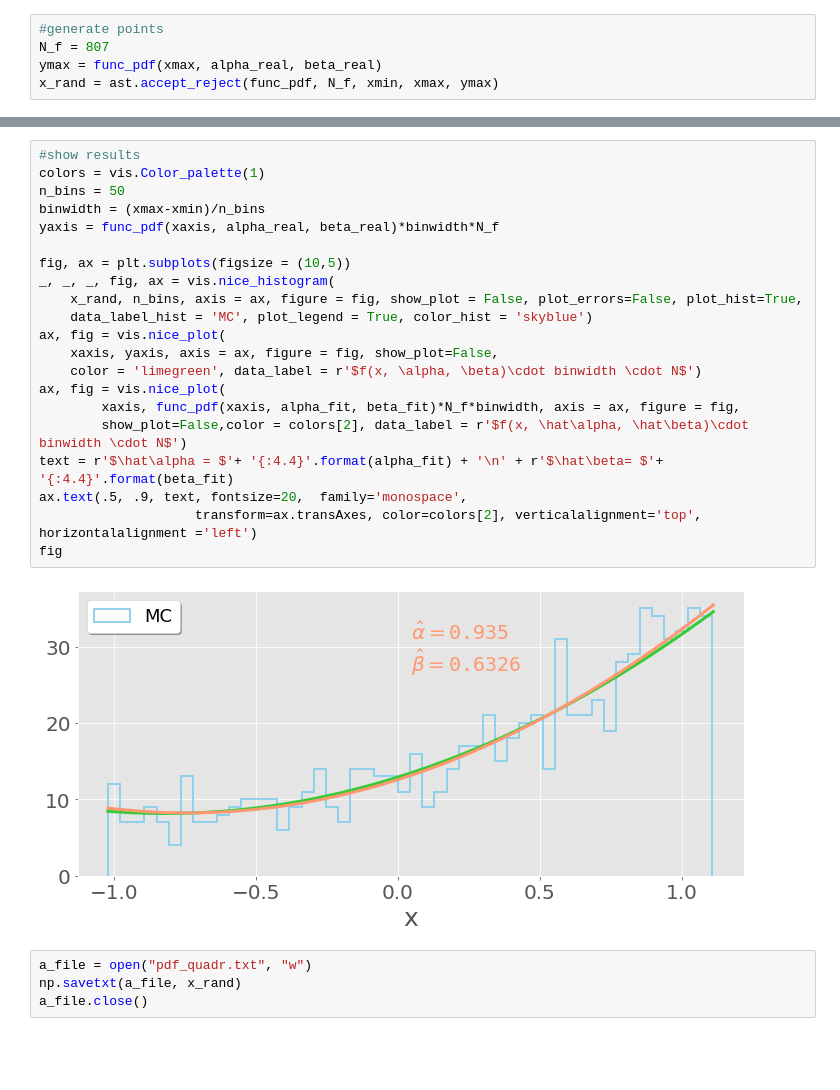
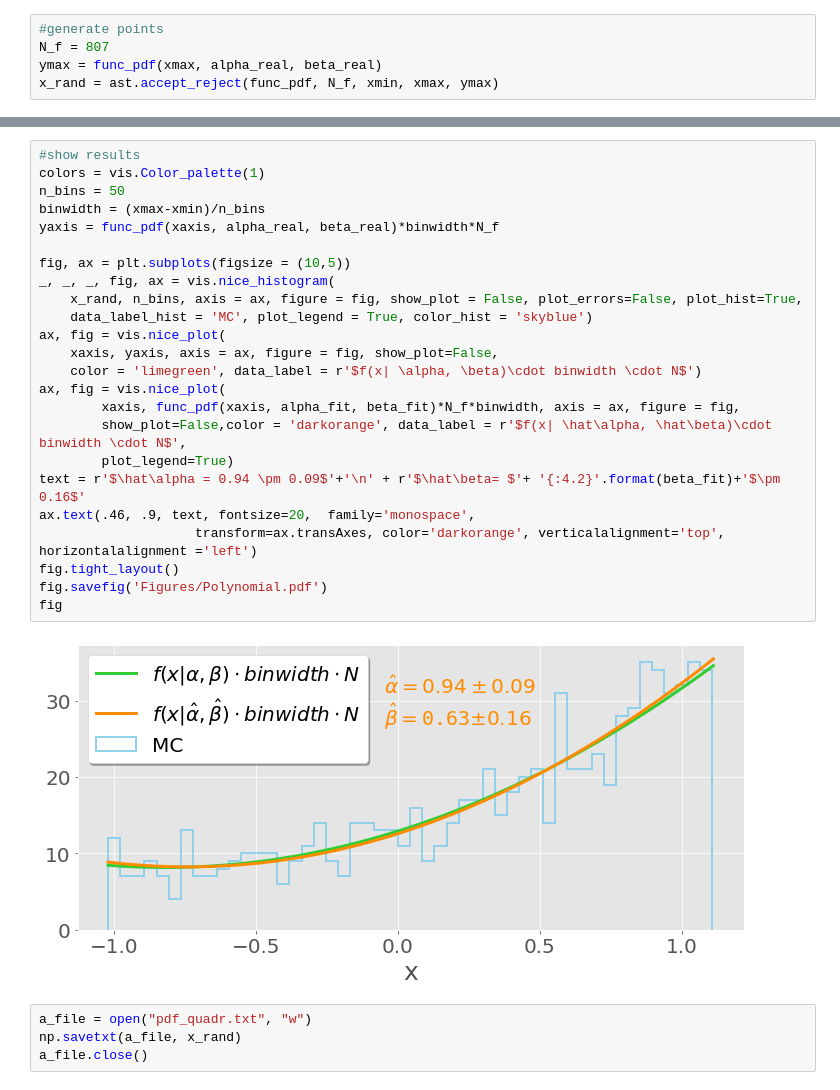
Before and after one commit to Kiril94/AMAS, a Jupyter notebook: Problem_set2/Problem_set.ipynb, the cells around one changed output, grey strips where cells are left out. Saved outputs shown, nothing was run; the diff lists cells and outputs as text; blank space fills up the shorter version.

```diff
--- a/Problem_set2/Problem_set.ipynb
+++ b/Problem_set2/Problem_set.ipynb
@@ -66,26 +74,29 @@ alpha_fit, beta_fit = f_minuit.args
 # %%
 #show results
 colors = vis.Color_palette(1)
 n_bins = 50
 binwidth = (xmax-xmin)/n_bins
 yaxis = func_pdf(xaxis, alpha_real, beta_real)*binwidth*N_f
 
 fig, ax = plt.subplots(figsize = (10,5))
 _, _, _, fig, ax = vis.nice_histogram(
     x_rand, n_bins, axis = ax, figure = fig, show_plot = False, plot_errors=False, plot_hist=True,
     data_label_hist = 'MC', plot_legend = True, color_hist = 'skyblue')
 ax, fig = vis.nice_plot(
     xaxis, yaxis, axis = ax, figure = fig, show_plot=False,
-    color = 'limegreen', data_label = r'$f(x, \alpha, \beta)\cdot binwidth \cdot N$')
+    color = 'limegreen', data_label = r'$f(x| \alpha, \beta)\cdot binwidth \cdot N$')
 ax, fig = vis.nice_plot(
         xaxis, func_pdf(xaxis, alpha_fit, beta_fit)*N_f*binwidth, axis = ax, figure = fig,
-        show_plot=False,color = colors[2], data_label = r'$f(x, \hat\alpha, \hat\beta)\cdot binwidth \cdot N$')
-text = r'$\hat\alpha = $'+ '{:4.4}'.format(alpha_fit) + '\n' + r'$\hat\beta= $'+ '{:4.4}'.format(beta_fit)
-ax.text(.5, .9, text, fontsize=20,  family='monospace',
-                    transform=ax.transAxes, color=colors[2], verticalalignment='top', horizontalalignment ='left')
+        show_plot=False,color = 'darkorange', data_label = r'$f(x| \hat\alpha, \hat\beta)\cdot binwidth \cdot N$',
+        plot_legend=True)
+text = r'$\hat\alpha = 0.94 \pm 0.09$'+'\n' + r'$\hat\beta= $'+ '{:4.2}'.format(beta_fit)+'$\pm 0.16$'
+ax.text(.46, .9, text, fontsize=20,  family='monospace',
+                    transform=ax.transAxes, color='darkorange', verticalalignment='top', horizontalalignment ='left')
+fig.tight_layout()
+fig.savefig('Figures/Polynomial.pdf')
 fig
 # %% [output]
-[figure, old version]
+[figure, new version]
 # %%
 a_file = open("pdf_quadr.txt", "w")
 np.savetxt(a_file, x_rand)
```
Also changed, not shown: parts of 32 cells of this notebook.
